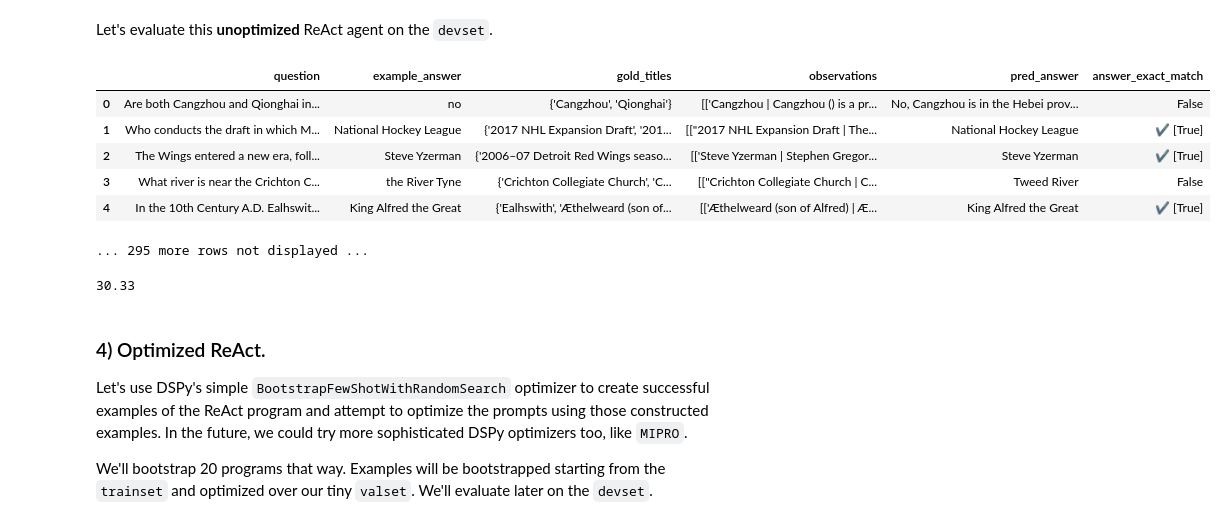
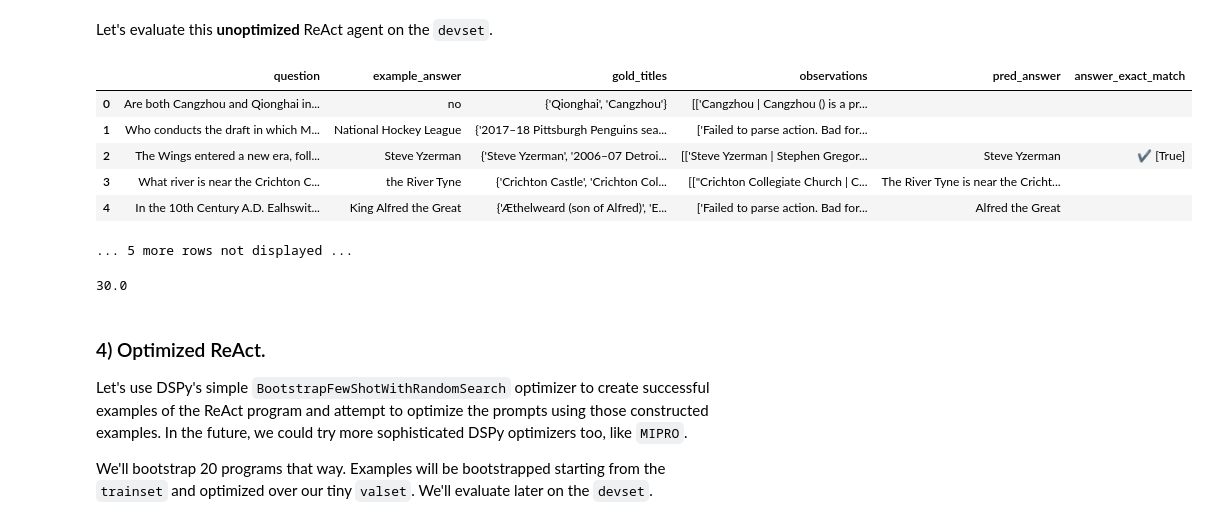
Before and after one commit to simoneMaggi/Experiments, a Jupyter notebook: DsPy/multi-agent.ipynb, the cells around one changed output. Saved outputs shown, nothing was run; the diff lists cells and outputs as text; code cells hidden in the pictures.

Commit message:
notebook of dspy

```diff
--- a/DsPy/multi-agent.ipynb
+++ b/DsPy/multi-agent.ipynb
@@ -60,18 +60,18 @@ Let's evaluate this **unoptimized** ReAct agent on the `devset`.
 # %%
 # Set up an evaluator on the first 300 examples of the devset.
 config = dict(num_threads=8, display_progress=True, display_table=5)
-evaluate = Evaluate(devset=devset, metric=dspy.evaluate.answer_exact_match, **config)
+evaluate = Evaluate(devset=devset[:10], metric=dspy.evaluate.answer_exact_match, **config)
 
 evaluate(agent)
 # %% [output]
 |  | question | example_answer | gold_titles | observations | pred_answer | answer_exact_match |
-| 0 | Are both Cangzhou and Qionghai in... | no | {'Cangzhou', 'Qionghai'} | [['Cangzhou | Cangzhou () is a pr... | No, Cangzhou is in the Hebei prov... | False |
-| 1 | Who conducts the draft in which M... | National Hockey League | {'2017 NHL Expansion Draft', '201... | [["2017 NHL Expansion Draft | The... | National Hockey League | ✔️ [True] |
-| 2 | The Wings entered a new era, foll... | Steve Yzerman | {'2006–07 Detroit Red Wings seaso... | [['Steve Yzerman | Stephen Gregor... | Steve Yzerman | ✔️ [True] |
-| 3 | What river is near the Crichton C... | the River Tyne | {'Crichton Collegiate Church', 'C... | [["Crichton Collegiate Church | C... | Tweed River | False |
-| 4 | In the 10th Century A.D. Ealhswit... | King Alfred the Great | {'Ealhswith', 'Æthelweard (son of... | [['Æthelweard (son of Alfred) | Æ... | King Alfred the Great | ✔️ [True] |
+| 0 | Are both Cangzhou and Qionghai in... | no | {'Qionghai', 'Cangzhou'} | [['Cangzhou | Cangzhou () is a pr... |  |  |
+| 1 | Who conducts the draft in which M... | National Hockey League | {'2017–18 Pittsburgh Penguins sea... | ['Failed to parse action. Bad for... |  |  |
+| 2 | The Wings entered a new era, foll... | Steve Yzerman | {'Steve Yzerman', '2006–07 Detroi... | [['Steve Yzerman | Stephen Gregor... | Steve Yzerman | ✔️ [True] |
+| 3 | What river is near the Crichton C... | the River Tyne | {'Crichton Castle', 'Crichton Col... | [["Crichton Collegiate Church | C... | The River Tyne is near the Cricht... |  |
+| 4 | In the 10th Century A.D. Ealhswit... | King Alfred the Great | {'Æthelweard (son of Alfred)', 'E... | ['Failed to parse action. Bad for... | Alfred the Great |  |
-... 295 more rows not displayed ...
+... 5 more rows not displayed ...
-30.33
+30.0
 # %% [markdown]
 ### 4) Optimized ReAct.
 
```
Also changed, not shown: parts of 1 cell of this notebook, 1 other file.
